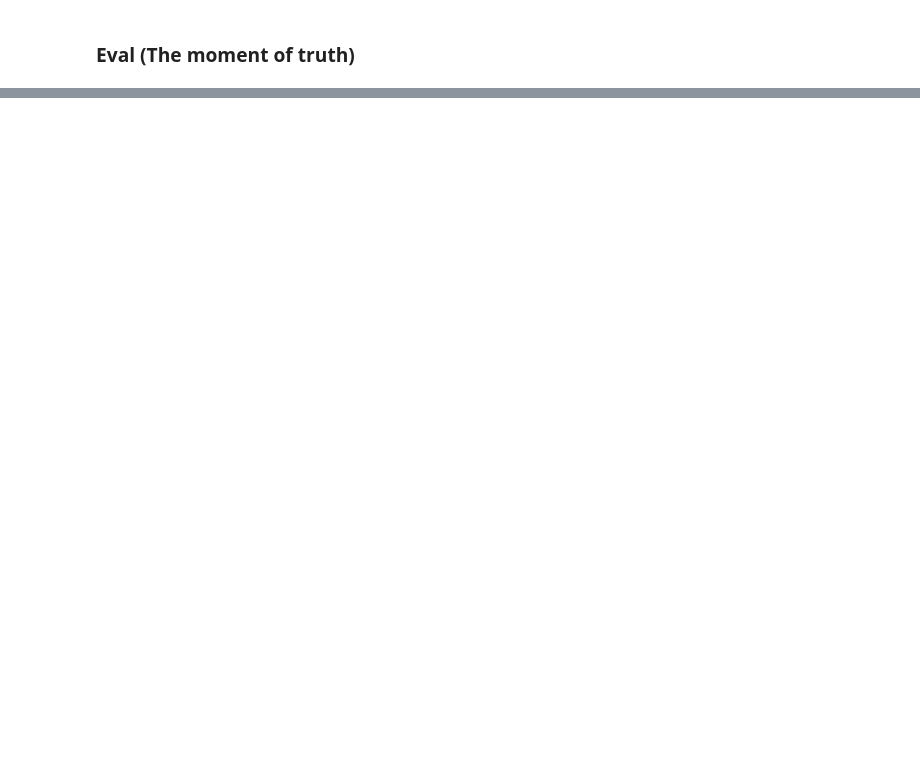
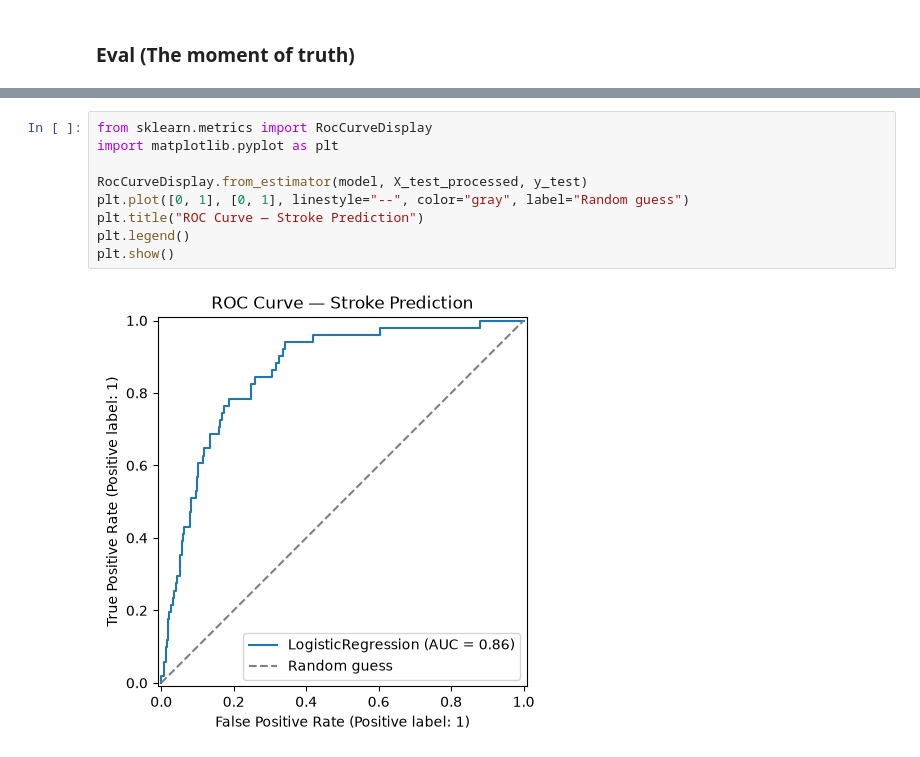
Before and after one commit to Liu-Dennis/stroke-prediction-ml, a Jupyter notebook: main.ipynb, the cells around one changed output, grey strips where cells are left out. Drawn from its saved outputs; the diff is of its cells as text; blank space fills up the shorter version.

```diff
--- a/main.ipynb
+++ b/main.ipynb
@@ -401,0 +408,11 @@ weighted avg       0.90      0.95      0.92       982
+# %%
+from sklearn.metrics import RocCurveDisplay
+import matplotlib.pyplot as plt
+
+RocCurveDisplay.from_estimator(model, X_test_processed, y_test)
+plt.plot([0, 1], [0, 1], linestyle="--", color="gray", label="Random guess")
+plt.title("ROC Curve — Stroke Prediction")
+plt.legend()
+plt.show()
+# %% [output]
+[figure, added]
```
Also changed, not shown: parts of 2 cells of this notebook.
